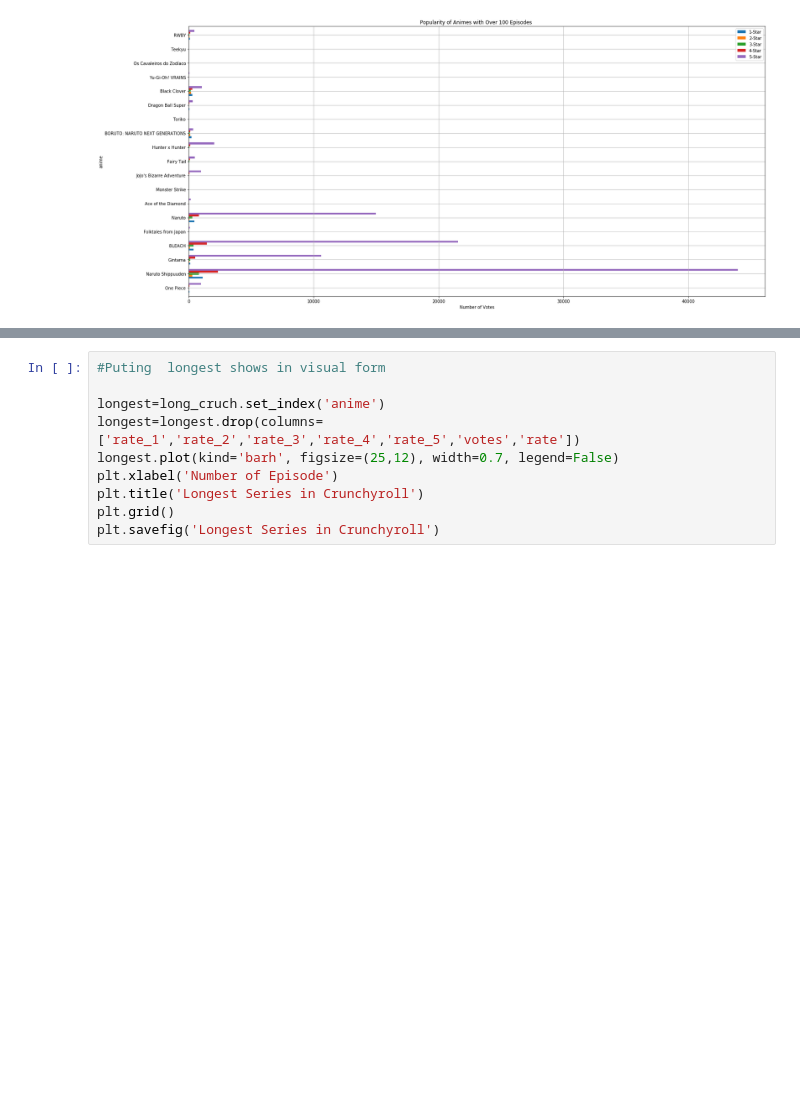
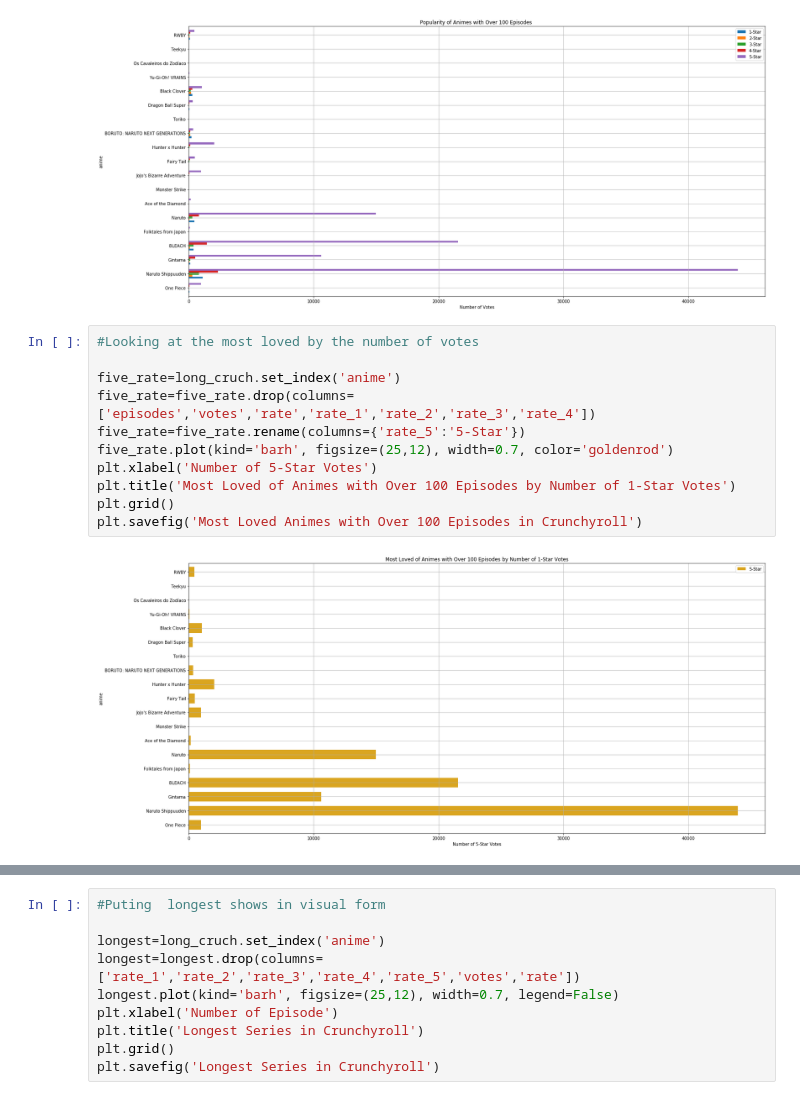
Before and after one commit to BrandonTownsend/ETL_Challenge, a Jupyter notebook: Crunchy Roll.ipynb, the cells around one changed output, grey strips where cells are left out. Cells and saved outputs as stored; diff of their text form; blank space fills up the shorter version.

Commit message:
Add files via upload
Hong' s Second Graphs. Some I cannot pull before I push.

```diff
--- a/Crunchy Roll.ipynb
+++ b/Crunchy Roll.ipynb
@@ -178,3 +179,16 @@ plt.savefig('Popularity of Animes with Over 100 Episodes in Crunchyroll')
 #One of Naruto Franchise, 'Boruto: Naruto Next Generation', is voted by a vastly lower amount than its predecessors.
 # %% [output]
 [figure]
+# %%
+#Looking at the most loved by the number of votes
+
+five_rate=long_cruch.set_index('anime')
+five_rate=five_rate.drop(columns=['episodes','votes','rate','rate_1','rate_2','rate_3','rate_4'])
+five_rate=five_rate.rename(columns={'rate_5':'5-Star'})
+five_rate.plot(kind='barh', figsize=(25,12), width=0.7, color='goldenrod')
+plt.xlabel('Number of 5-Star Votes')
+plt.title('Most Loved of Animes with Over 100 Episodes by Number of 1-Star Votes')
+plt.grid()
+plt.savefig('Most Loved Animes with Over 100 Episodes in Crunchyroll')
+# %% [output]
+[figure, added]
```
Also changed, not shown: parts of 3 cells of this notebook, 2 other files.
